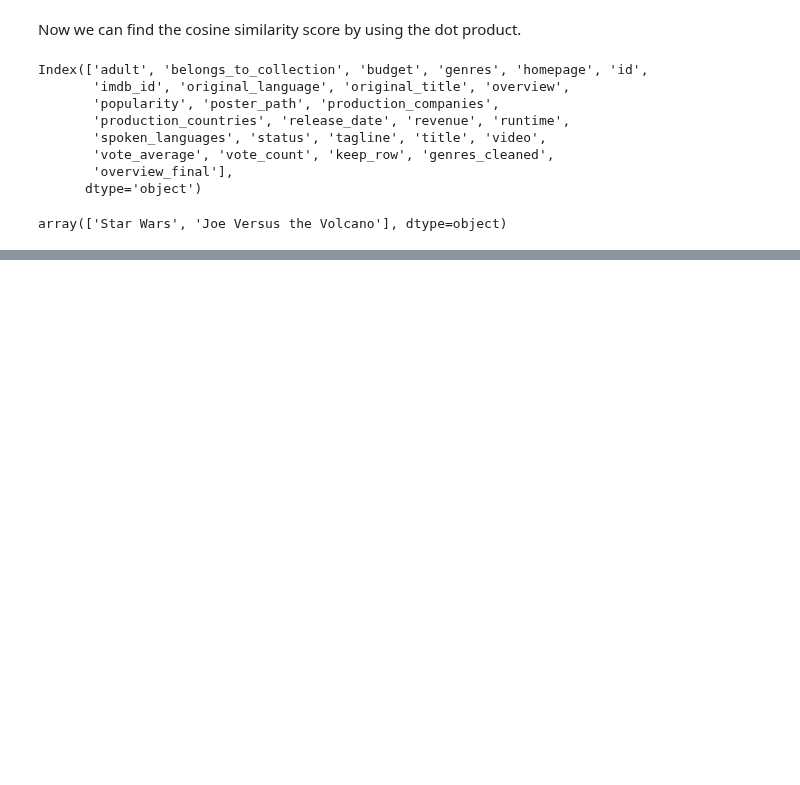
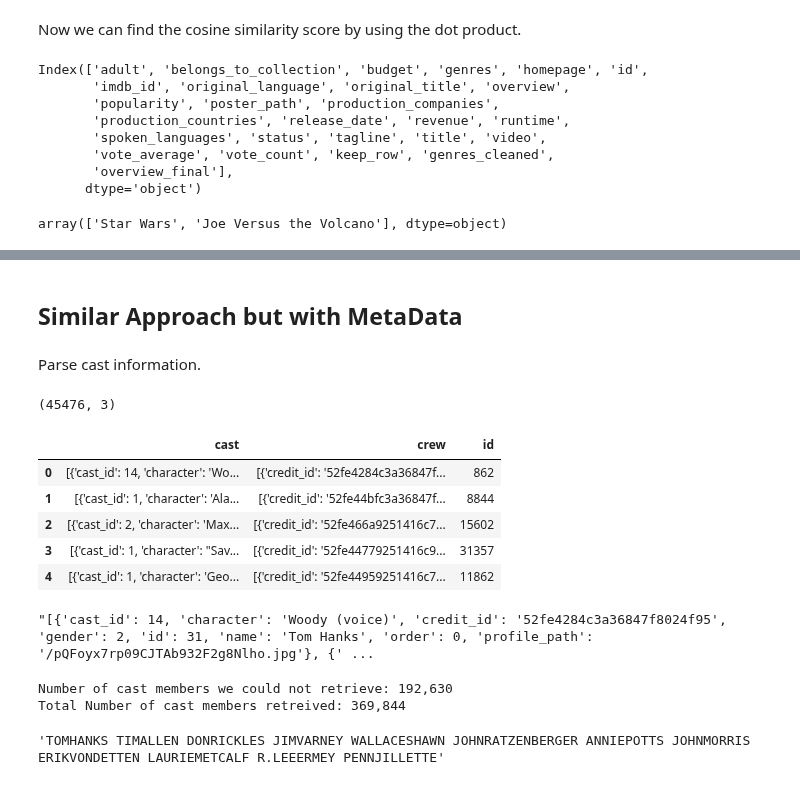
Before and after one commit to knolasco/Intro_to_ML_Course, a Jupyter notebook: Module7/RecommendationSystem.ipynb, the cells around one changed output, grey strips where cells are left out. Drawn from its saved outputs; the diff is of its cells as text; code cells hidden in the pictures; blank space fills up the shorter version.

Commit message:
parsing crew members. Using classes instead

```diff
--- a/Module7/RecommendationSystem.ipynb
+++ b/Module7/RecommendationSystem.ipynb
@@ -347 +356,22 @@ Friends with Money
 ===========================================
+# %% [markdown]
+## Similar Approach but with MetaData
+# %% [markdown]
+Parse cast information.
+# %%
+credits_df = pd.read_csv(os.path.join(DATA_DIR, 'credits.csv'))
+# %%
+print(credits_df.shape)
+credits_df.head()
+# %% [output]
+(45476, 3)
+|  | cast | crew | id |
+| 0 | [{'cast_id': 14, 'character': 'Wo... | [{'credit_id': '52fe4284c3a36847f... | 862 |
+| 1 | [{'cast_id': 1, 'character': 'Ala... | [{'credit_id': '52fe44bfc3a36847f... | 8844 |
+| 2 | [{'cast_id': 2, 'character': 'Max... | [{'credit_id': '52fe466a9251416c7... | 15602 |
+| 3 | [{'cast_id': 1, 'character': "Sav... | [{'credit_id': '52fe44779251416c9... | 31357 |
+| 4 | [{'cast_id': 1, 'character': 'Geo... | [{'credit_id': '52fe44959251416c7... | 11862 |
+# %%
+credits_df['cast'].iloc[0]
+# %% [output]
+"[{'cast_id': 14, 'character': 'Woody (voice)', 'credit_id': '52fe4284c3a36847f8024f95', 'gender': 2, 'id': 31, 'name': 'Tom Hanks', 'order': 0, 'profile_path': '/pQFoyx7rp09CJTAb932F2g8Nlho.jpg'}, {' ...
@@ -347,0 +400,12 @@ Friends with Money
+# %%
+# how many cast members were skipped?
+print('Number of cast members we could not retrieve: {:,}'.format(parser.issue_counter))
+
+print('Total Number of cast members retreived: {:,}'.format(parser.cast_counter))
+# %% [output]
+Number of cast members we could not retrieve: 192,630
+Total Number of cast members retreived: 369,844
+# %%
+credits_df['cast_cleaned'].iloc[0]
+# %% [output]
+'TOMHANKS TIMALLEN DONRICKLES JIMVARNEY WALLACESHAWN JOHNRATZENBERGER ANNIEPOTTS JOHNMORRIS ERIKVONDETTEN LAURIEMETCALF R.LEEERMEY PENNJILLETTE'
```
Also changed, not shown: parts of 14 cells of this notebook.
